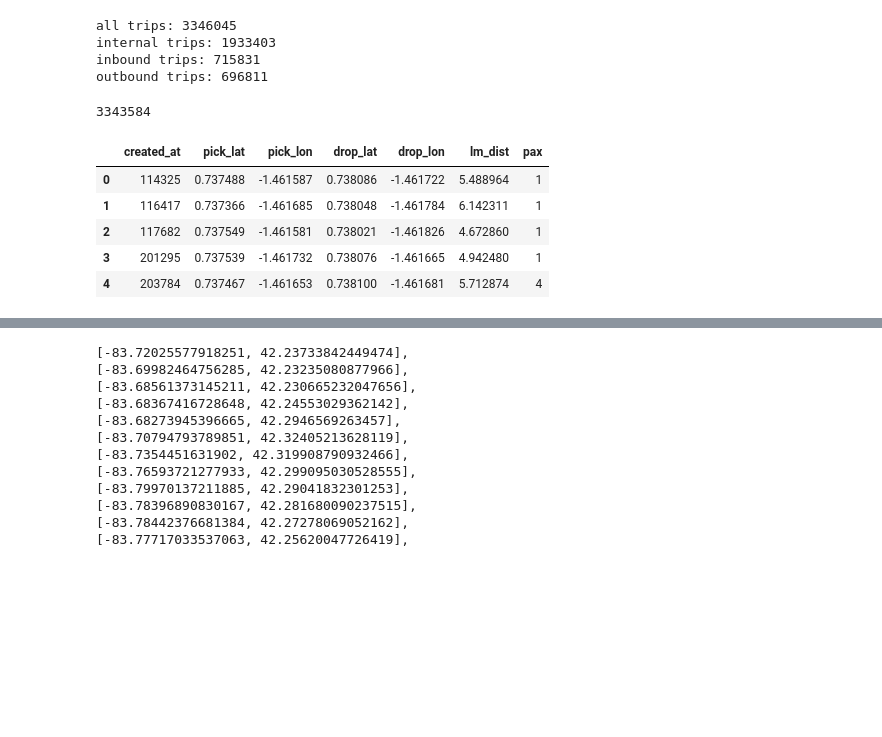
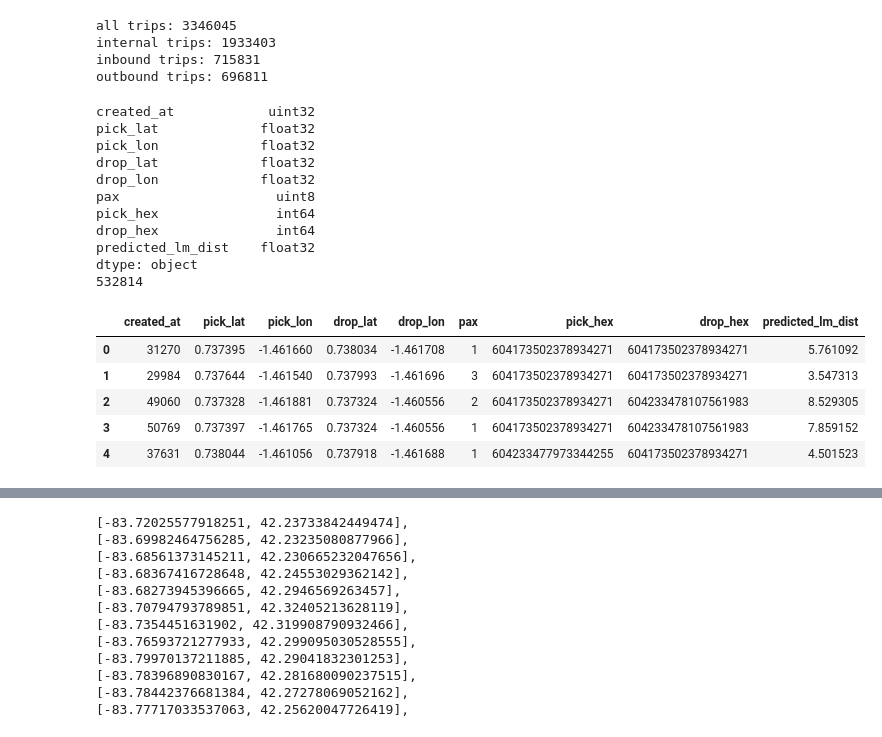
Before and after one commit to BhavyeMathur/av-sim, a Jupyter notebook: semcog-inputs.ipynb, the cells around one changed output, grey strips where cells are left out. Drawn from its saved outputs; the diff is of its cells as text; code cells hidden in the pictures; blank space fills up the shorter version.

Commit message:
Added H3 Hex IDs to input data

```diff
--- a/semcog-inputs.ipynb
+++ b/semcog-inputs.ipynb
@@ -97,14 +99,14 @@ df = df.merge(gdf[["geoId", "lon_min", "lat_min", "lon_max", "lat_max"]],
               left_on="destination_bg", right_on="geoId", how="inner", suffixes=("_pick", "_drop"))
 assert n == len(df), f"Dropped {n - len(df)} rows when merging zone data to trips"
 
-df["wday_type"] = df["wday_type"].map({WEEKDAY: 1, SATURDAY: 6, SUNDAY: 7})
-
-# split df into weekend and weekday, then repeat weekday df once for each weekday (1, ..., 5)
+# split df into weekend and weekday, then repeat weekday df once for each weekday (0, ..., 4)
 weekday_df = df[df["wday_type"] == WEEKDAY]
 weekend_df = df[df["wday_type"] != WEEKDAY]
 weekday_df = weekday_df.loc[weekday_df.index.repeat(5)].copy()  # repeat df once for each weekday
-weekday_df["wday_type"] = np.tile(np.arange(1, 6),
-                                  sum(df["wday_type"] == WEEKDAY))  # set wday_type to (1, 2, 3, 4, 5) repeated
+weekday_df["wday_type"] = np.tile(np.arange(0, 5),
+                                  sum(df["wday_type"] == WEEKDAY))  # set wday_type to (0, 1, 2, 3, 4) repeated
+
+weekend_df.loc[:, "wday_type"] = weekend_df["wday_type"].map({SATURDAY: 5, SUNDAY: 6})
 df = pd.concat([weekday_df, weekend_df], ignore_index=True)  # combine weekend & weekday dfs
 
 # sample number of daily trips from a Poisson distribution with mean daily_trips
@@ -123,9 +125,9 @@ df["pick_lon"] = np.random.uniform(low=df["lon_min_pick"], high=df["lon_max_pick
 df["drop_lat"] = np.random.uniform(low=df["lat_min_drop"], high=df["lat_max_drop"]).astype("float32")
 df["drop_lon"] = np.random.uniform(low=df["lon_min_drop"], high=df["lon_max_drop"]).astype("float32")
 
-df["lm_dist"] = distance(df["pick_lat"], df["pick_lon"], df["drop_lat"], df["drop_lon"])
 df["pax"] = np.random.choice(np.arange(1, 5, dtype="uint8"), size=len(df), p=[0.775, 0.165, 0.040, 0.02])
 
+df = df[df["created_at"] < 24 * 3600]
 df.drop(["origin_bg", "destination_bg", "geoId_pick", "geoId_drop",
          "distance_mi", "daily_pmt", "daily_trips", "trips",
          "wday_type", "start_time", "end_time", "time_of_day",
@@ -190,20 +193,52 @@ all trips: 3346045
 internal trips: 1933403
 inbound trips: 715831
 outbound trips: 696811
+# %%
+def vectorized_latlng_to_cell(lat, lon, res: int, is_radians: bool = True):
+    if is_radians:
+        lat = np.rad2deg(lat)
+        lon = np.rad2deg(lon)
+
+    cells = np.vectorize(h3.latlng_to_cell)(lat, lon, res)
+    return np.vectorize(h3.str_to_int)(cells)
+
+def preprocess_pings(df: pd.DataFrame, h3_res: int):
+    df["pick_hex"] = vectorized_latlng_to_cell(df["pick_lat"], df["pick_lon"], h3_res)
+    df["drop_hex"] = vectorized_latlng_to_cell(df["drop_lat"], df["drop_lon"], h3_res)
+
+    df["predicted_lm_dist"] = distance(df["pick_lat"], df["pick_lon"], df["drop_lat"], df["drop_lon"])
+
+def preprocess_riders(df, h3_res: int):
+    df["login_hex"] = vectorized_latlng_to_cell(df["lat"], df["lon"], h3_res)
 # %%
+H3_RESOLUTION = 6
+
 pings = snap_trips_to_boundary_points(df, ANN_ARBOR_ISLAND, INTERCHANGES + OVERPASSES, mode="all")
+preprocess_pings(pings, h3_res=H3_RESOLUTION)
+
 pings.to_parquet("data/pings/ann-arbor.parquet")
 
+print(pings.dtypes)
 print(len(pings))
 pings.head()
 # %% [output]
-3343584
+created_at            uint32
+pick_lat             float32
+pick_lon             float32
+drop_lat             float32
+drop_lon             float32
+pax                    uint8
+pick_hex               int64
+drop_hex               int64
+predicted_lm_dist    float32
+dtype: object
+532814
-|  | created_at | pick_lat | pick_lon | drop_lat | drop_lon | lm_dist | pax |
-| 0 | 114325 | 0.737488 | -1.461587 | 0.738086 | -1.461722 | 5.488964 | 1 |
-| 1 | 116417 | 0.737366 | -1.461685 | 0.738048 | -1.461784 | 6.142311 | 1 |
-| 2 | 117682 | 0.737549 | -1.461581 | 0.738021 | -1.461826 | 4.672860 | 1 |
-| 3 | 201295 | 0.737539 | -1.461732 | 0.738076 | -1.461665 | 4.942480 | 1 |
-| 4 | 203784 | 0.737467 | -1.461653 | 0.738100 | -1.461681 | 5.712874 | 4 |
+|  | created_at | pick_lat | pick_lon | drop_lat | drop_lon | pax | pick_hex | drop_hex | predicted_lm_dist |
+| 0 | 31270 | 0.737395 | -1.461660 | 0.738034 | -1.461708 | 1 | 604173502378934271 | 604173502378934271 | 5.761092 |
+| 1 | 29984 | 0.737644 | -1.461540 | 0.737993 | -1.461696 | 3 | 604173502378934271 | 604173502378934271 | 3.547313 |
+| 2 | 49060 | 0.737328 | -1.461881 | 0.737324 | -1.460556 | 2 | 604173502378934271 | 604233478107561983 | 8.529305 |
+| 3 | 50769 | 0.737397 | -1.461765 | 0.737324 | -1.460556 | 1 | 604173502378934271 | 604233478107561983 | 7.859152 |
+| 4 | 37631 | 0.738044 | -1.461056 | 0.737918 | -1.461688 | 1 | 604233477973344255 | 604173502378934271 | 4.501523 |
 # %%
 for n_riders in (15000, 17500, 20000, 22500, 25000):
     riders = sample_points_in_polygon(ANN_ARBOR_ISLAND, n_riders, radians=True)
```
Also changed, not shown: parts of 4 cells of this notebook, 4 other files.
